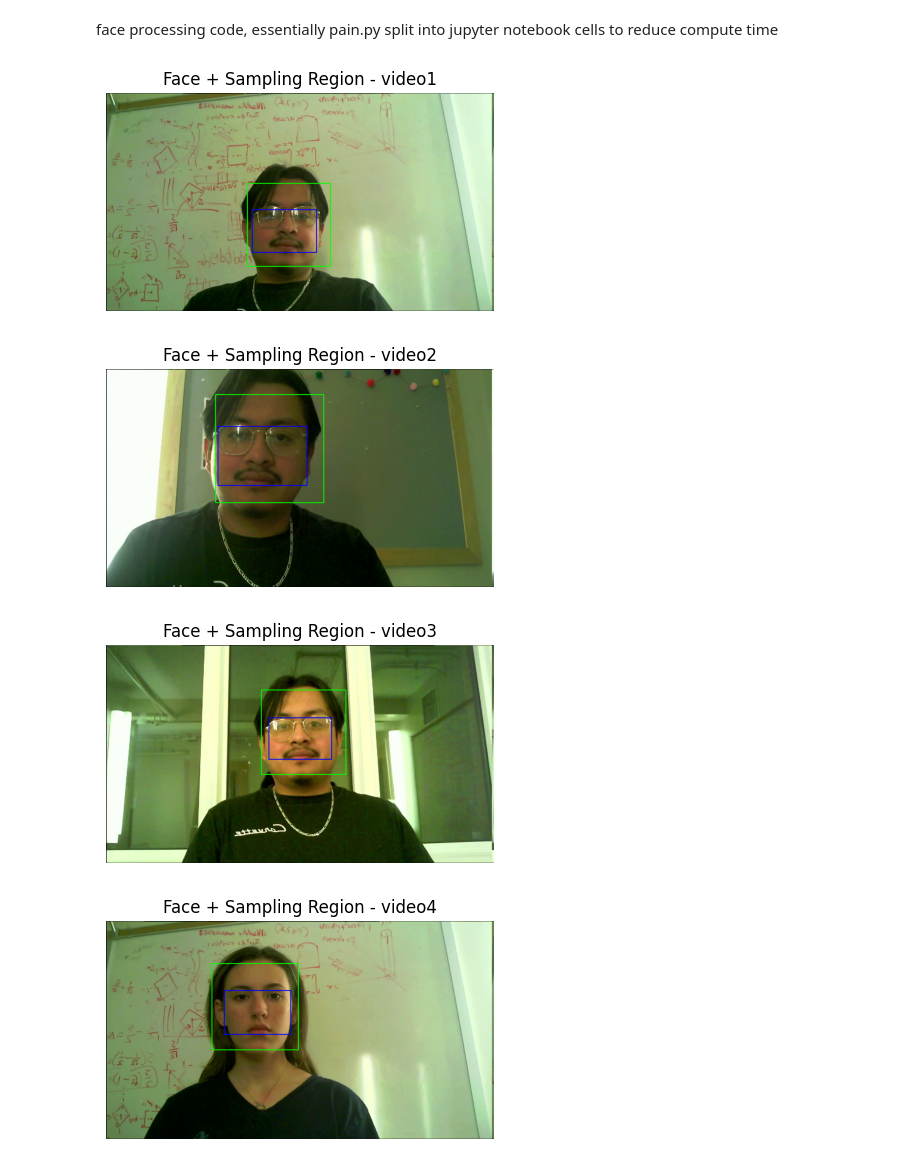
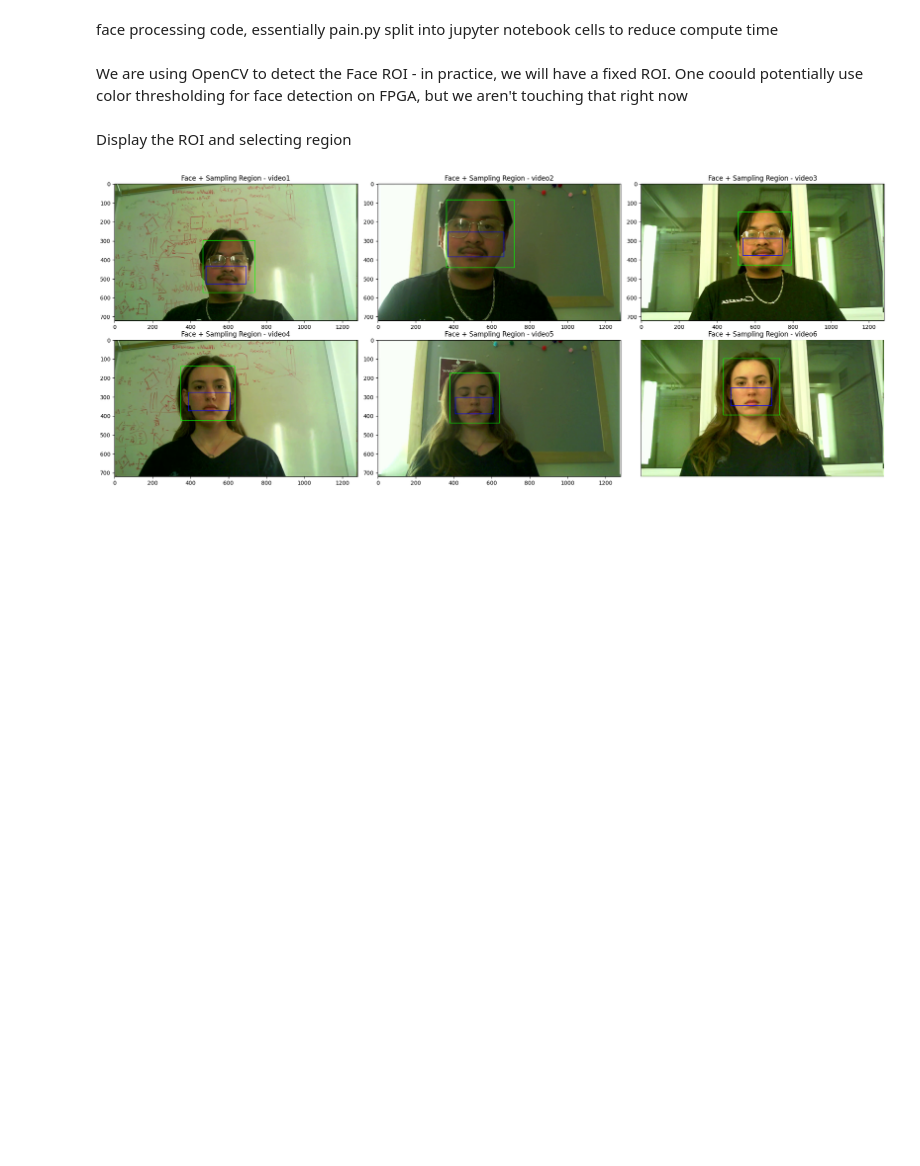
Before and after one commit to sydsaenz/2050FP, a Jupyter notebook: face_processing.ipynb, the cells around one changed output. Saved outputs shown, nothing was run; the diff lists cells and outputs as text; code cells hidden in the pictures; blank space fills up the shorter version.

```diff
--- a/face_processing.ipynb
+++ b/face_processing.ipynb
@@ -17,6 +17,8 @@ video_paths = [
 video_data = {}
 first_frames = {}
 face_cascade = cv2.CascadeClassifier(cv2.data.haarcascades + 'haarcascade_frontalface_default.xml')
+# %% [markdown]
+We are using OpenCV to detect the Face ROI - in practice, we will have a fixed ROI. One coould potentially use color thresholding for face detection on FPGA, but we aren't touching that right now
 # %%
 # ---- videos and compute average RGB in ROI (center of face only) ----
 for idx, path in enumerate(video_paths, start=1):
@@ -50,18 +52,16 @@ for idx, path in enumerate(video_paths, start=1):
         else:
             continue
 
-        # -------- center sampling region (approximate strongest rPPG zone) --------
-        cx = x + w // 8
-        cy = y + h // 3
-        cw = w - (w//4)
-        ch = h //2
+        cx = x + w//8
+        cy = y + h // 2
+        cw = w - w//4
+        ch = h // 3
         sample_roi = frame[cy:cy+ch, cx:cx+cw]
 
-        # store that box so we can draw it later
         if stored_sample_region is None:
             stored_sample_region = (cx, cy, cw, ch)
 
-        # ------------ average only from sample_roi ------------
+        #take average from sub-ROI
         frame_rgb = cv2.cvtColor(sample_roi, cv2.COLOR_BGR2RGB)
         reds.append(np.mean(frame_rgb[:, :, 0]))
         greens.append(np.mean(frame_rgb[:, :, 1]))
@@ -71,25 +71,28 @@ for idx, path in enumerate(video_paths, start=1):
     video_name = f"video{idx}"
     video_data[video_name] = {"R": reds, "G": greens, "B": blues}
 
-    # -------- draw face + sampling region on first frame --------
+    # displaying first fram
     if first_face_frame is not None and stored_sample_region is not None:
         x, y, w, h = last_face
         cx, cy, cw, ch = stored_sample_region
 
         annotated = first_face_frame.copy()
-        cv2.rectangle(annotated, (x, y), (x+w, y+h), (0, 255, 0), 2)          # full face
-        cv2.rectangle(annotated, (cx, cy), (cx+cw, cy+ch), (255, 0, 0), 2)    # sampling region
+        cv2.rectangle(annotated, (x, y), (x+w, y+h), (0, 255, 0), 2)
+        cv2.rectangle(annotated, (cx, cy), (cx+cw, cy+ch), (255, 0, 0), 2)
         first_frames[video_name] = annotated
+# %% [markdown]
+Display the ROI and selecting region
 # %%
-# ---- show the first detected face + sampling region ----
-for name, frame in first_frames.items():
-    plt.figure(figsize=(5, 4))
-    plt.imshow(cv2.cvtColor(frame, cv2.COLOR_BGR2RGB))
-    plt.title(f"Face + Sampling Region - {name}")
-    plt.axis("off")
-    plt.show()
+fig, axes = plt.subplots(2, 3, figsize=(20, 8))
+axes = axes.flatten()
+
+for i, (name, frame) in enumerate(first_frames.items()):
+    ax = axes[i]
+    ax.imshow(cv2.cvtColor(frame, cv2.COLOR_BGR2RGB))
+    ax.set_title(f"Face + Sampling Region - {name}")
+
+plt.tight_layout()
+plt.axis("off")
+plt.show()
 # %% [output]
-[figure, old version]
+[figure, new version]
-[figure, removed]
-[figure, removed]
-[figure, removed]
```
Also changed, not shown: parts of 5 cells of this notebook, 4 other files.
